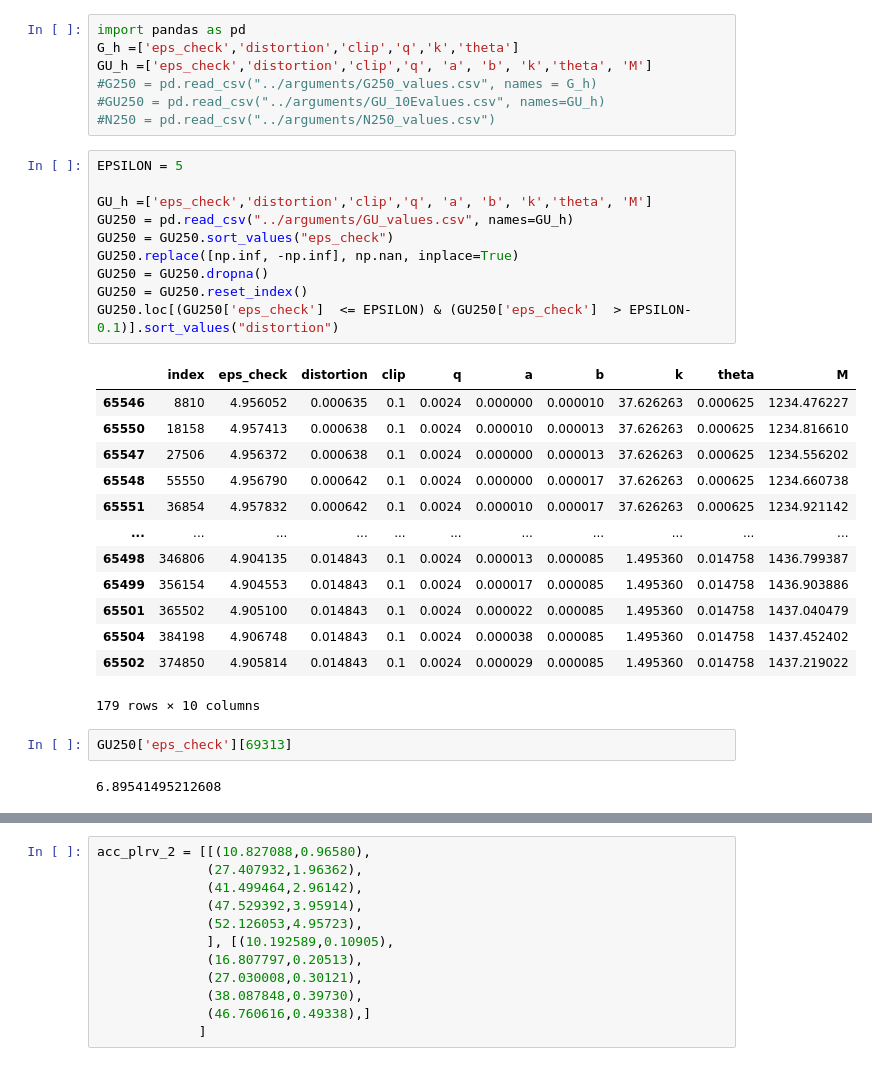
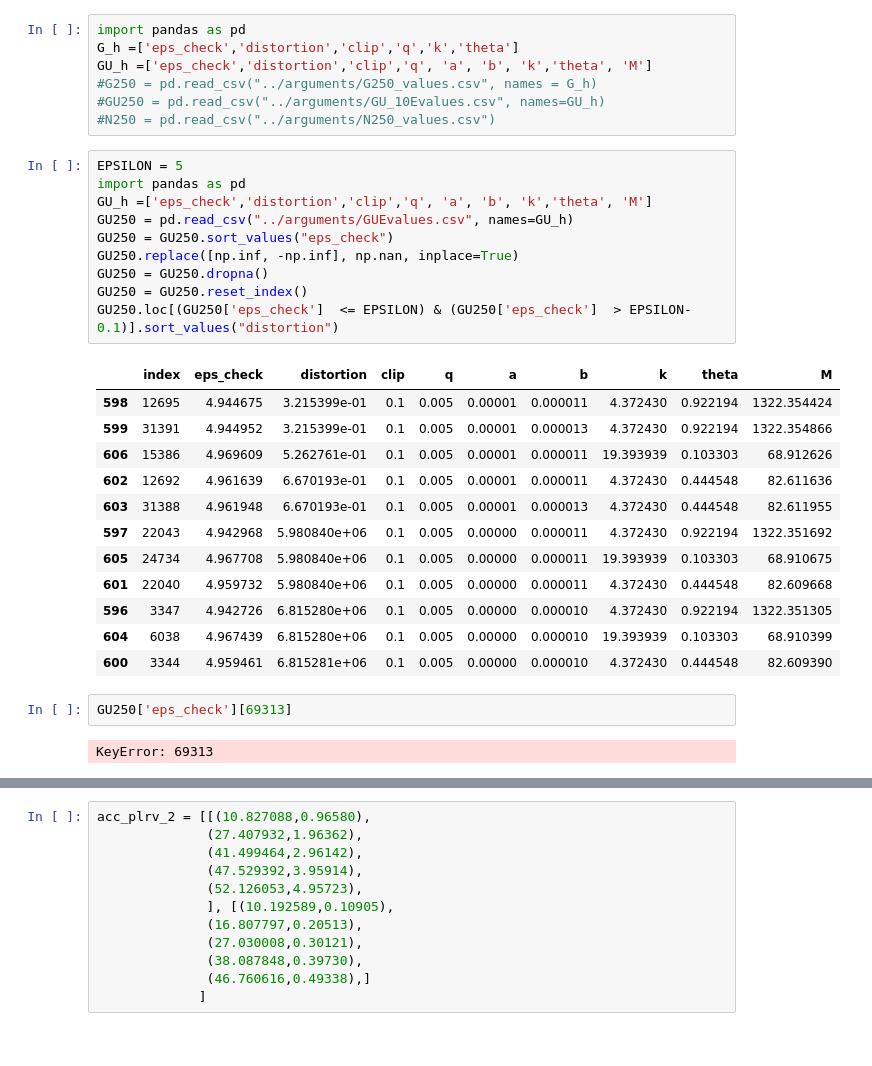
Before and after one commit to NicholasStout/opacus, a Jupyter notebook: DP-SGD(1).ipynb, the cells around one changed output, grey strips where cells are left out. Drawn from its saved outputs; the diff is of its cells as text.

```diff
--- a/DP-SGD(1).ipynb
+++ b/DP-SGD(1).ipynb
@@ -155,32 +155,31 @@ GU_h =['eps_check','distortion','clip','q', 'a', 'b', 'k','theta', 'M']
 #N250 = pd.read_csv("../arguments/N250_values.csv")
 # %%
 EPSILON = 5
-
+import pandas as pd
 GU_h =['eps_check','distortion','clip','q', 'a', 'b', 'k','theta', 'M']
-GU250 = pd.read_csv("../arguments/GU_values.csv", names=GU_h)
+GU250 = pd.read_csv("../arguments/GUEvalues.csv", names=GU_h)
 GU250 = GU250.sort_values("eps_check")
 GU250.replace([np.inf, -np.inf], np.nan, inplace=True)
 GU250 = GU250.dropna()
 GU250 = GU250.reset_index()
 GU250.loc[(GU250['eps_check']  <= EPSILON) & (GU250['eps_check']  > EPSILON-0.1)].sort_values("distortion")
 # %% [output]
 |  | index | eps_check | distortion | clip | q | a | b | k | theta | M |
-| 65546 | 8810 | 4.956052 | 0.000635 | 0.1 | 0.0024 | 0.000000 | 0.000010 | 37.626263 | 0.000625 | 1234.476227 |
-| 65550 | 18158 | 4.957413 | 0.000638 | 0.1 | 0.0024 | 0.000010 | 0.000013 | 37.626263 | 0.000625 | 1234.816610 |
-| 65547 | 27506 | 4.956372 | 0.000638 | 0.1 | 0.0024 | 0.000000 | 0.000013 | 37.626263 | 0.000625 | 1234.556202 |
-| 65548 | 55550 | 4.956790 | 0.000642 | 0.1 | 0.0024 | 0.000000 | 0.000017 | 37.626263 | 0.000625 | 1234.660738 |
-| 65551 | 36854 | 4.957832 | 0.000642 | 0.1 | 0.0024 | 0.000010 | 0.000017 | 37.626263 | 0.000625 | 1234.921142 |
-| ... | ... | ... | ... | ... | ... | ... | ... | ... | ... | ... |
-| 65498 | 346806 | 4.904135 | 0.014843 | 0.1 | 0.0024 | 0.000013 | 0.000085 | 1.495360 | 0.014758 | 1436.799387 |
-| 65499 | 356154 | 4.904553 | 0.014843 | 0.1 | 0.0024 | 0.000017 | 0.000085 | 1.495360 | 0.014758 | 1436.903886 |
-| 65501 | 365502 | 4.905100 | 0.014843 | 0.1 | 0.0024 | 0.000022 | 0.000085 | 1.495360 | 0.014758 | 1437.040479 |
-| 65504 | 384198 | 4.906748 | 0.014843 | 0.1 | 0.0024 | 0.000038 | 0.000085 | 1.495360 | 0.014758 | 1437.452402 |
-| 65502 | 374850 | 4.905814 | 0.014843 | 0.1 | 0.0024 | 0.000029 | 0.000085 | 1.495360 | 0.014758 | 1437.219022 |
+| 598 | 12695 | 4.944675 | 3.215399e-01 | 0.1 | 0.005 | 0.00001 | 0.000011 | 4.372430 | 0.922194 | 1322.354424 |
+| 599 | 31391 | 4.944952 | 3.215399e-01 | 0.1 | 0.005 | 0.00001 | 0.000013 | 4.372430 | 0.922194 | 1322.354866 |
+| 606 | 15386 | 4.969609 | 5.262761e-01 | 0.1 | 0.005 | 0.00001 | 0.000011 | 19.393939 | 0.103303 | 68.912626 |
+| 602 | 12692 | 4.961639 | 6.670193e-01 | 0.1 | 0.005 | 0.00001 | 0.000011 | 4.372430 | 0.444548 | 82.611636 |
+| 603 | 31388 | 4.961948 | 6.670193e-01 | 0.1 | 0.005 | 0.00001 | 0.000013 | 4.372430 | 0.444548 | 82.611955 |
+| 597 | 22043 | 4.942968 | 5.980840e+06 | 0.1 | 0.005 | 0.00000 | 0.000011 | 4.372430 | 0.922194 | 1322.351692 |
+| 605 | 24734 | 4.967708 | 5.980840e+06 | 0.1 | 0.005 | 0.00000 | 0.000011 | 19.393939 | 0.103303 | 68.910675 |
+| 601 | 22040 | 4.959732 | 5.980840e+06 | 0.1 | 0.005 | 0.00000 | 0.000011 | 4.372430 | 0.444548 | 82.609668 |
+| 596 | 3347 | 4.942726 | 6.815280e+06 | 0.1 | 0.005 | 0.00000 | 0.000010 | 4.372430 | 0.922194 | 1322.351305 |
+| 604 | 6038 | 4.967439 | 6.815280e+06 | 0.1 | 0.005 | 0.00000 | 0.000010 | 19.393939 | 0.103303 | 68.910399 |
+| 600 | 3344 | 4.959461 | 6.815281e+06 | 0.1 | 0.005 | 0.00000 | 0.000010 | 4.372430 | 0.444548 | 82.609390 |
-179 rows × 10 columns
 # %%
 GU250['eps_check'][69313]
 # %% [output]
-6.89541495212608
+KeyError: 69313
 # %%
 GU250.loc[(GU250['eps_check']  <= 0.5) & (GU250['eps_check']  > 0.49)].sort_values("distortion")
 # %% [output]
```
Also changed, not shown: parts of 5 cells of this notebook, 4 other files.
